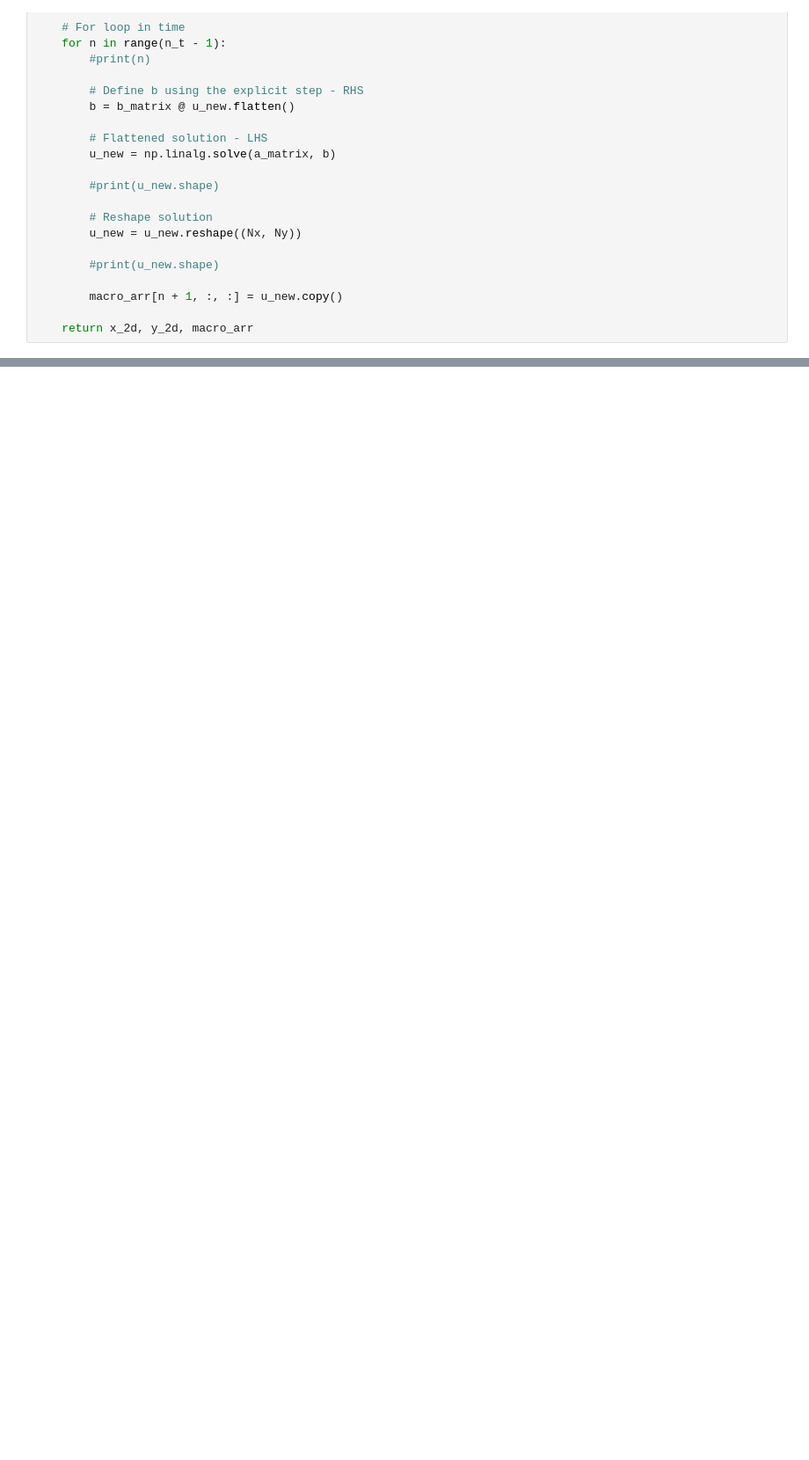
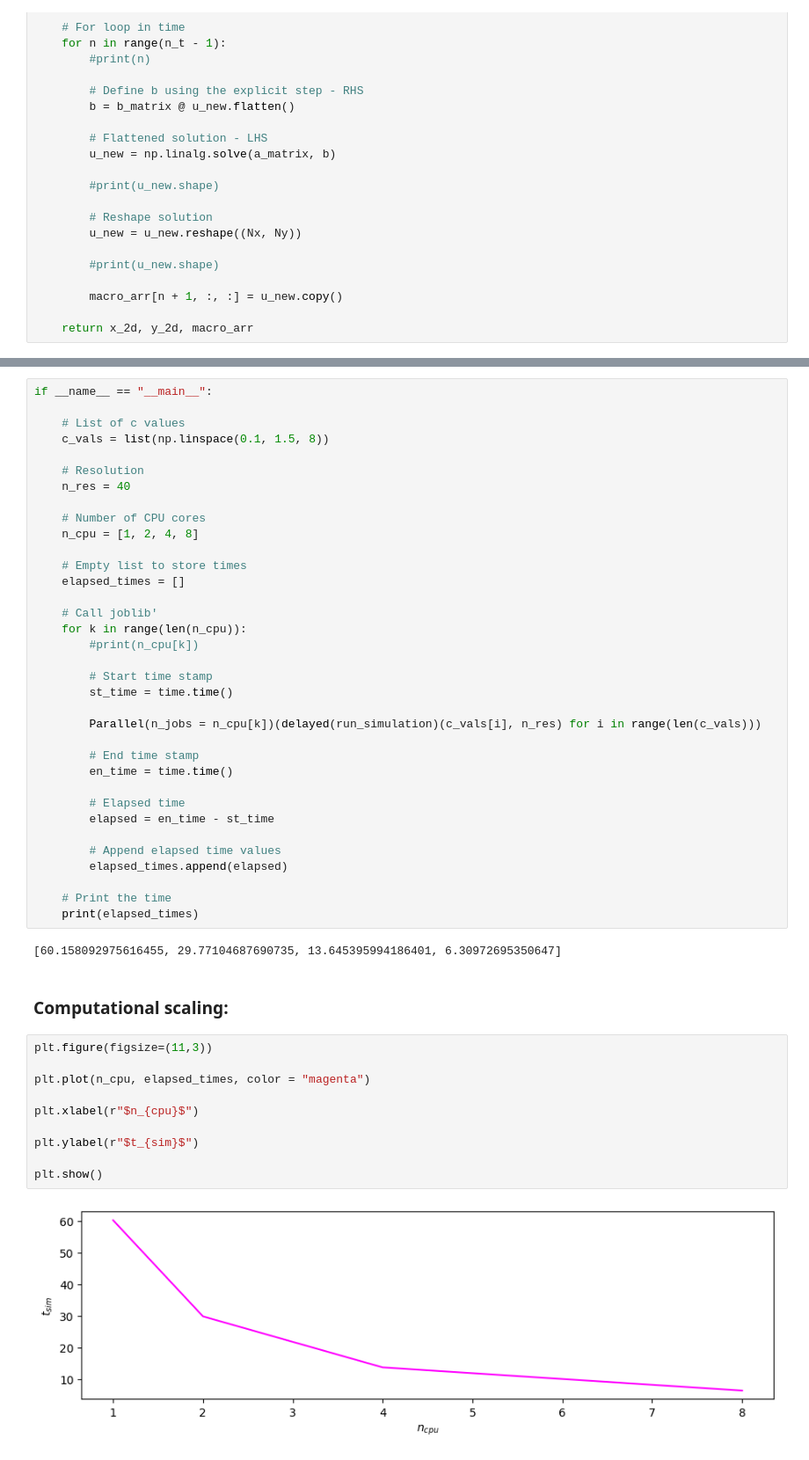
Before and after one commit to DaVas1410/computational-physics-2, a Jupyter notebook: unit-5/510-2Ddiffusion-joblib-.ipynb, the cells around one changed output, grey strips where cells are left out. Shown at 88% size. Drawn from its saved outputs; the diff is of its cells as text; blank space fills up the shorter version.

```diff
--- a/unit-5/510-2Ddiffusion-joblib-.ipynb
+++ b/unit-5/510-2Ddiffusion-joblib-.ipynb
@@ -160,0 +153,51 @@ for k in range(len(a_test)):
+# %%
+if __name__ == "__main__":
+
+    # List of c values
+    c_vals = list(np.linspace(0.1, 1.5, 8))
+
+    # Resolution
+    n_res = 40
+
+    # Number of CPU cores
+    n_cpu = [1, 2, 4, 8]
+
+    # Empty list to store times
+    elapsed_times = []
+
+    # Call joblib'
+    for k in range(len(n_cpu)):
+        #print(n_cpu[k])
+
+        # Start time stamp
+        st_time = time.time()
+
+        Parallel(n_jobs = n_cpu[k])(delayed(run_simulation)(c_vals[i], n_res) for i in range(len(c_vals)))
+
+        # End time stamp
+        en_time = time.time()
+
+        # Elapsed time
+        elapsed = en_time - st_time
+
+        # Append elapsed time values
+        elapsed_times.append(elapsed)
+
+    # Print the time
+    print(elapsed_times)
+# %% [output]
+[60.158092975616455, 29.77104687690735, 13.645395994186401, 6.30972695350647]
+# %% [markdown]
+### Computational scaling:
+# %%
+plt.figure(figsize=(11,3))
+
+plt.plot(n_cpu, elapsed_times, color = "magenta")
+
+plt.xlabel(r"$n_{cpu}$")
+
+plt.ylabel(r"$t_{sim}$")
+
+plt.show()
+# %% [output]
+[figure, added]
```
Also changed, not shown: parts of 5 cells of this notebook, 2 other files.
